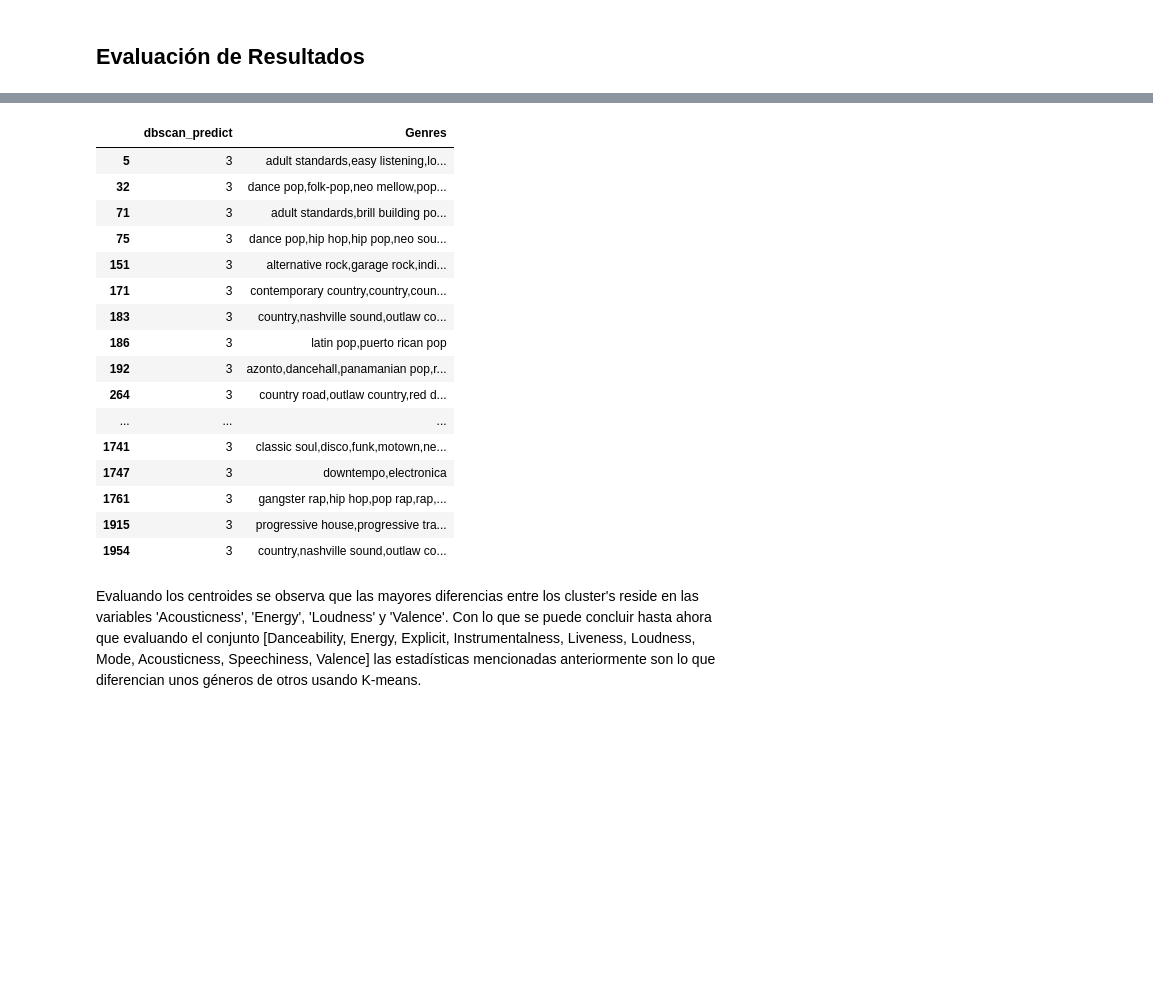
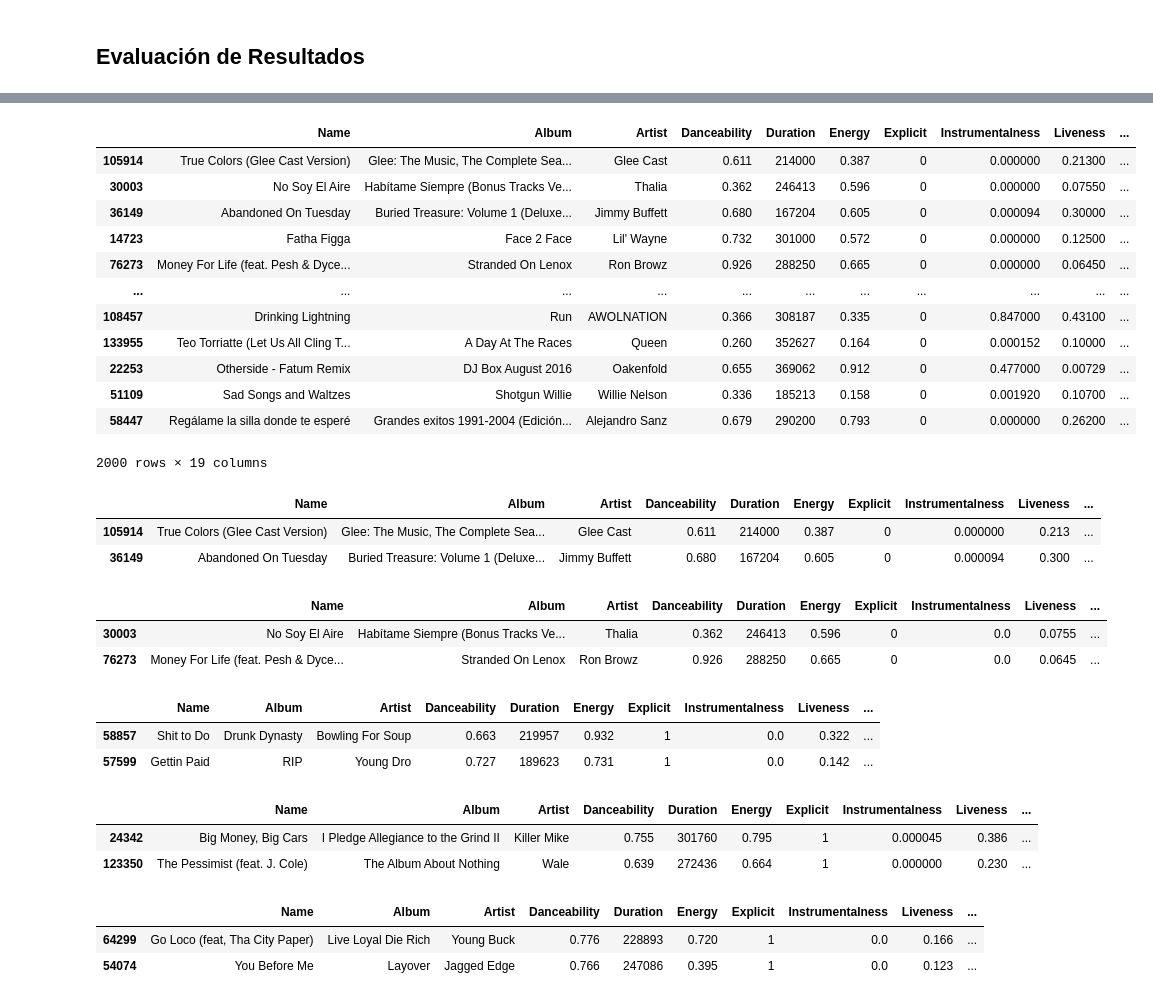
Before and after one commit to Litr0/Proyecto-Mineria, a Jupyter notebook: Hito1.ipynb, the cells around one changed output, grey strips where cells are left out. Drawn from its saved outputs; the diff is of its cells as text; code cells hidden in the pictures; blank space fills up the shorter version.

```diff
--- a/Hito1.ipynb
+++ b/Hito1.ipynb
@@ -780,22 +675,53 @@ comp[comp['dbscan_predict']== 2].head(50)
-# %%
-comp[comp['dbscan_predict']== 3].head(50)
-# %% [output]
-|  | dbscan_predict | Genres |
-| 5 | 3 | adult standards,easy listening,lo... |
-| 32 | 3 | dance pop,folk-pop,neo mellow,pop... |
-| 71 | 3 | adult standards,brill building po... |
-| 75 | 3 | dance pop,hip hop,hip pop,neo sou... |
-| 151 | 3 | alternative rock,garage rock,indi... |
-| 171 | 3 | contemporary country,country,coun... |
-| 183 | 3 | country,nashville sound,outlaw co... |
-| 186 | 3 | latin pop,puerto rican pop |
-| 192 | 3 | azonto,dancehall,panamanian pop,r... |
-| 264 | 3 | country road,outlaw country,red d... |
-| ... | ... | ... |
-| 1741 | 3 | classic soul,disco,funk,motown,ne... |
-| 1747 | 3 | downtempo,electronica |
-| 1761 | 3 | gangster rap,hip hop,pop rap,rap,... |
-| 1915 | 3 | progressive house,progressive tra... |
-| 1954 | 3 | country,nashville sound,outlaw co... |
-# %% [markdown]
-Evaluando los centroides se observa que las mayores diferencias entre los cluster's reside en las variables 'Acousticness', 'Energy', 'Loudness' y 'Valence'. Con lo que se puede concluir hasta ahora que evaluando el conjunto [Danceability, Energy, Explicit, Instrumentalness, Liveness, Loudness, Mode, Acousticness, Speechiness, Valence] las estadísticas mencionadas anteriormente son lo que diferencian unos géneros de otros usando K-means.
+# %%
+DBSCAN_results = data_cleaned_sample.copy()
+DBSCAN_results['Cluster ID'] = dbscan.labels_
+DBSCAN_results
+# %% [output]
+|  | Name | Album | Artist | Danceability | Duration | Energy | Explicit | Instrumentalness | Liveness | ... |
+| 105914 | True Colors (Glee Cast Version) | Glee: The Music, The Complete Sea... | Glee Cast | 0.611 | 214000 | 0.387 | 0 | 0.000000 | 0.21300 | ... |
+| 30003 | No Soy El Aire | Habítame Siempre (Bonus Tracks Ve... | Thalia | 0.362 | 246413 | 0.596 | 0 | 0.000000 | 0.07550 | ... |
+| 36149 | Abandoned On Tuesday | Buried Treasure: Volume 1 (Deluxe... | Jimmy Buffett | 0.680 | 167204 | 0.605 | 0 | 0.000094 | 0.30000 | ... |
+| 14723 | Fatha Figga | Face 2 Face | Lil' Wayne | 0.732 | 301000 | 0.572 | 0 | 0.000000 | 0.12500 | ... |
+| 76273 | Money For Life (feat. Pesh & Dyce... | Stranded On Lenox | Ron Browz | 0.926 | 288250 | 0.665 | 0 | 0.000000 | 0.06450 | ... |
+| ... | ... | ... | ... | ... | ... | ... | ... | ... | ... | ... |
+| 108457 | Drinking Lightning | Run | AWOLNATION | 0.366 | 308187 | 0.335 | 0 | 0.847000 | 0.43100 | ... |
+| 133955 | Teo Torriatte (Let Us All Cling T... | A Day At The Races | Queen | 0.260 | 352627 | 0.164 | 0 | 0.000152 | 0.10000 | ... |
+| 22253 | Otherside - Fatum Remix | DJ Box August 2016 | Oakenfold | 0.655 | 369062 | 0.912 | 0 | 0.477000 | 0.00729 | ... |
+| 51109 | Sad Songs and Waltzes | Shotgun Willie | Willie Nelson | 0.336 | 185213 | 0.158 | 0 | 0.001920 | 0.10700 | ... |
+| 58447 | Regálame la silla donde te esperé | Grandes exitos 1991-2004 (Edición... | Alejandro Sanz | 0.679 | 290200 | 0.793 | 0 | 0.000000 | 0.26200 | ... |
+2000 rows × 19 columns
+# %%
+cluster_0 = DBSCAN_results[DBSCAN_results['Cluster ID'] == 0]
+cluster_0.head(2)
+# %% [output]
+|  | Name | Album | Artist | Danceability | Duration | Energy | Explicit | Instrumentalness | Liveness | ... |
+| 105914 | True Colors (Glee Cast Version) | Glee: The Music, The Complete Sea... | Glee Cast | 0.611 | 214000 | 0.387 | 0 | 0.000000 | 0.213 | ... |
+| 36149 | Abandoned On Tuesday | Buried Treasure: Volume 1 (Deluxe... | Jimmy Buffett | 0.680 | 167204 | 0.605 | 0 | 0.000094 | 0.300 | ... |
+# %%
+cluster_1 = DBSCAN_results[DBSCAN_results['Cluster ID'] == 1]
+cluster_1.head(2)
+# %% [output]
+|  | Name | Album | Artist | Danceability | Duration | Energy | Explicit | Instrumentalness | Liveness | ... |
+| 30003 | No Soy El Aire | Habítame Siempre (Bonus Tracks Ve... | Thalia | 0.362 | 246413 | 0.596 | 0 | 0.0 | 0.0755 | ... |
+| 76273 | Money For Life (feat. Pesh & Dyce... | Stranded On Lenox | Ron Browz | 0.926 | 288250 | 0.665 | 0 | 0.0 | 0.0645 | ... |
+# %%
+cluster_2 = DBSCAN_results[DBSCAN_results['Cluster ID'] == 2]
+cluster_2.head(2)
+# %% [output]
+|  | Name | Album | Artist | Danceability | Duration | Energy | Explicit | Instrumentalness | Liveness | ... |
+| 58857 | Shit to Do | Drunk Dynasty | Bowling For Soup | 0.663 | 219957 | 0.932 | 1 | 0.0 | 0.322 | ... |
+| 57599 | Gettin Paid | RIP | Young Dro | 0.727 | 189623 | 0.731 | 1 | 0.0 | 0.142 | ... |
+# %%
+cluster_3 = DBSCAN_results[DBSCAN_results['Cluster ID'] == 3]
+cluster_3.head(2)
+# %% [output]
+|  | Name | Album | Artist | Danceability | Duration | Energy | Explicit | Instrumentalness | Liveness | ... |
+| 24342 | Big Money, Big Cars | I Pledge Allegiance to the Grind II | Killer Mike | 0.755 | 301760 | 0.795 | 1 | 0.000045 | 0.386 | ... |
+| 123350 | The Pessimist (feat. J. Cole) | The Album About Nothing | Wale | 0.639 | 272436 | 0.664 | 1 | 0.000000 | 0.230 | ... |
+# %%
+cluster_4 = DBSCAN_results[DBSCAN_results['Cluster ID'] == 4]
+cluster_4.head(2)
+# %% [output]
+|  | Name | Album | Artist | Danceability | Duration | Energy | Explicit | Instrumentalness | Liveness | ... |
+| 64299 | Go Loco (feat, Tha City Paper) | Live Loyal Die Rich | Young Buck | 0.776 | 228893 | 0.720 | 1 | 0.0 | 0.166 | ... |
+| 54074 | You Before Me | Layover | Jagged Edge | 0.766 | 247086 | 0.395 | 1 | 0.0 | 0.123 | ... |
```
Also changed, not shown: parts of 22 cells of this notebook.
